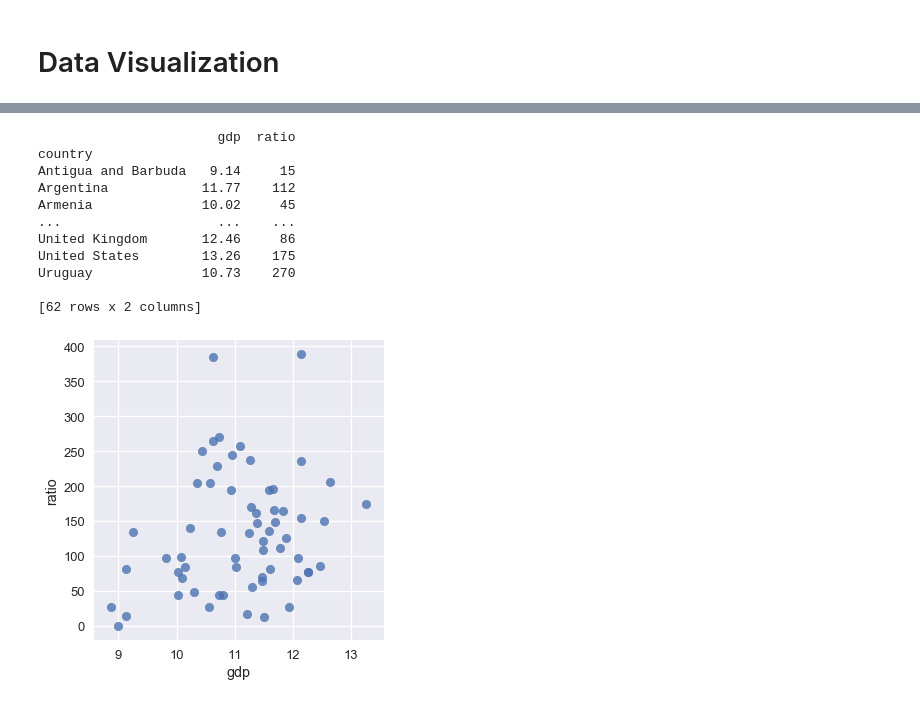
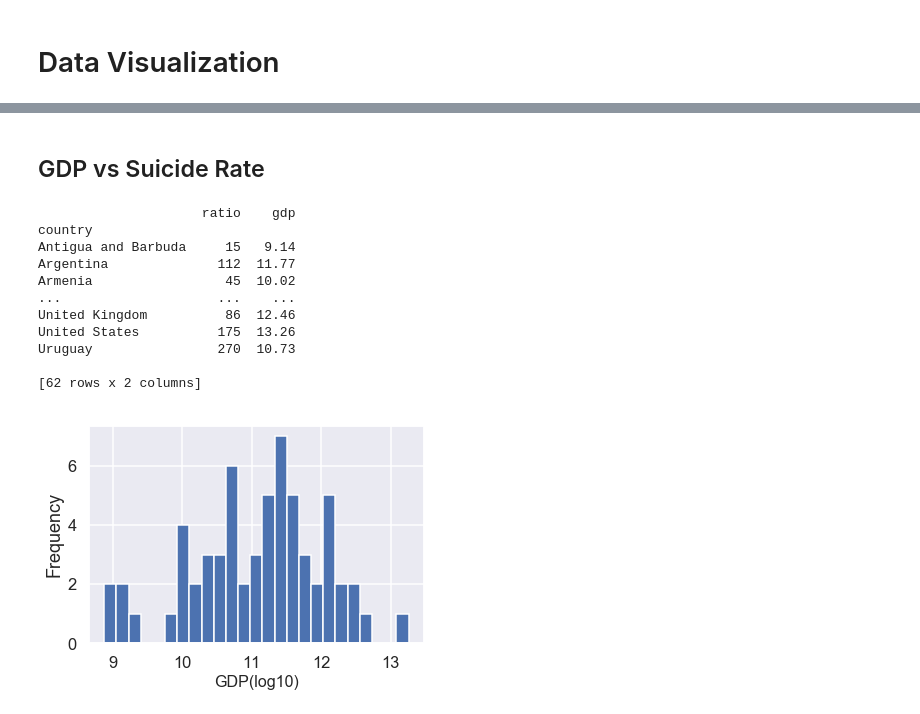
Before and after one commit to WayGold/COGS-108-FinalProject, a Jupyter notebook: FinalProject.ipynb, the cells around one changed output, grey strips where cells are left out. Saved outputs shown, nothing was run; the diff lists cells and outputs as text; code cells hidden in the pictures.

Commit message:
Add bar chart

```diff
--- a/FinalProject.ipynb
+++ b/FinalProject.ipynb
@@ -175,3 +186,5 @@ plt.ylim(0, 700)
+# %% [markdown]
+## GDP vs Suicide Rate
 # %%
 # GDP vs Suicide Rate
 # ARG_gdp = df_gdp[df_gdp['country'] == 'Argentina']
@@ -197,41 +210,41 @@ for i in suicide_gdp.index:
     country = suicide_gdp.loc[i,"country"]
     ratio = suicide_gdp.loc[i,'suicides/100k pop']
     gdp = suicide_gdp.loc[i,' gdp_for_year ($) ']
     result1[country]+= ratio
     result2[country] = gdp
 country=list()
 ratiolist = list()
 gdplist = list()
 import math
 for i in tmp1:
     ratio = result1[i]
     gdp = result2[i]
     country.append(i)
     ratiolist.append(int(ratio))
     gdp = gdp.replace(',','')
     gdplist.append(math.log10(int(gdp)))
 data= dict()
 data = {"country":country,"ratio":ratiolist,"gdp":gdplist}
 
 df1 = pd.DataFrame(data)
 
 #print(ratiolist)
 #print(gdplist)
 df1=df1.set_index("country")
 print(df1)
-import seaborn as sns
-%matplotlib inline
-sns.lmplot(x='gdp', y='ratio', data=df1,fit_reg=False);
+df1['gdp'].plot('hist', bins = 25)
+plt.xlabel('GDP(log10)', fontsize=16)
+f2 = plt.gcf()
 # %% [output]
-                       gdp  ratio
+                     ratio    gdp
 country
-Antigua and Barbuda   9.14     15
-Argentina            11.77    112
-Armenia              10.02     45
+Antigua and Barbuda     15   9.14
+Argentina              112  11.77
+Armenia                 45  10.02
 ...                    ...    ...
-United Kingdom       12.46     86
-United States        13.26    175
-Uruguay              10.73    270
+United Kingdom          86  12.46
+United States          175  13.26
+Uruguay                270  10.73
 
 [62 rows x 2 columns]
-[figure, old version]
+[figure, new version]
```
Also changed, not shown: parts of 14 cells of this notebook.
